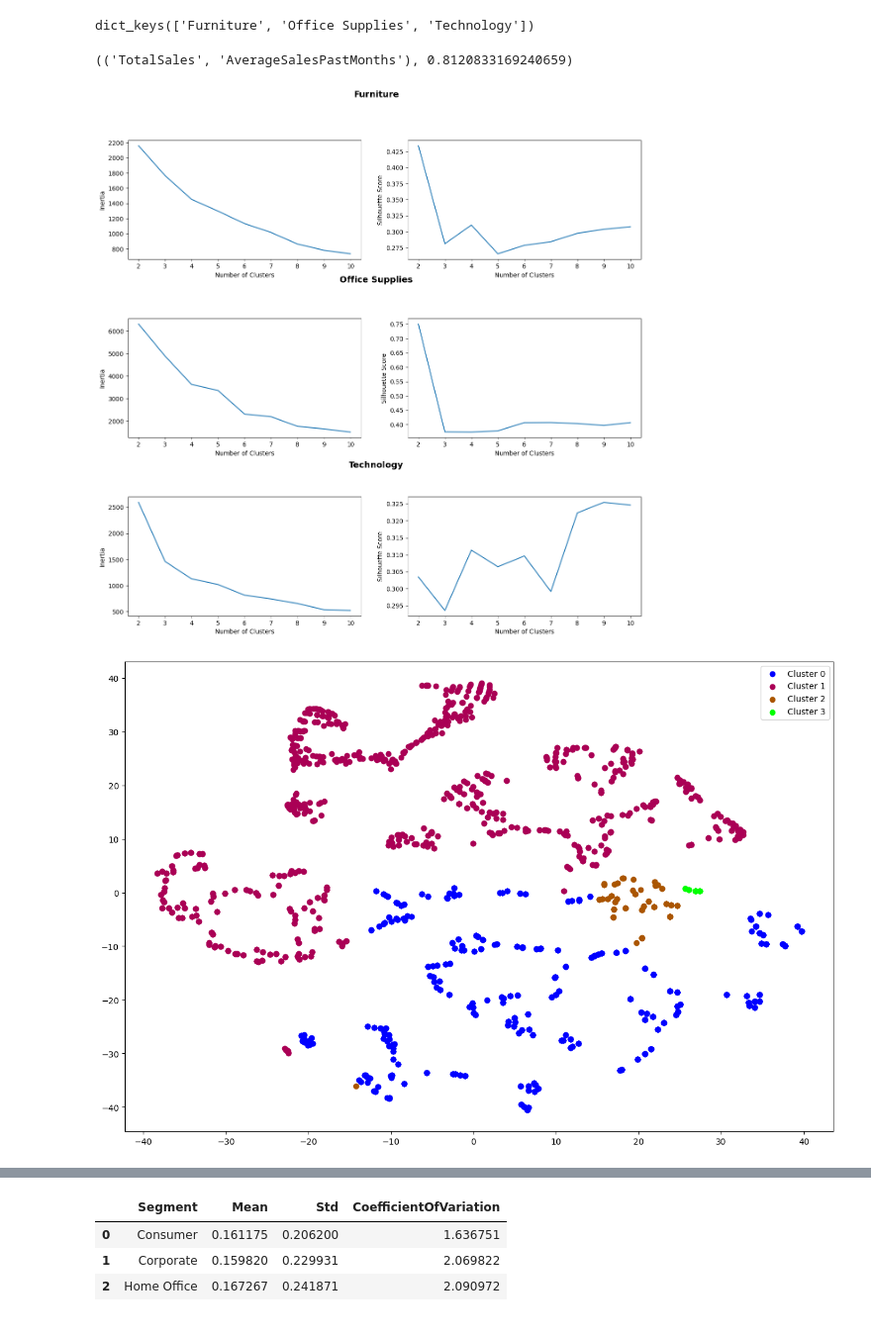
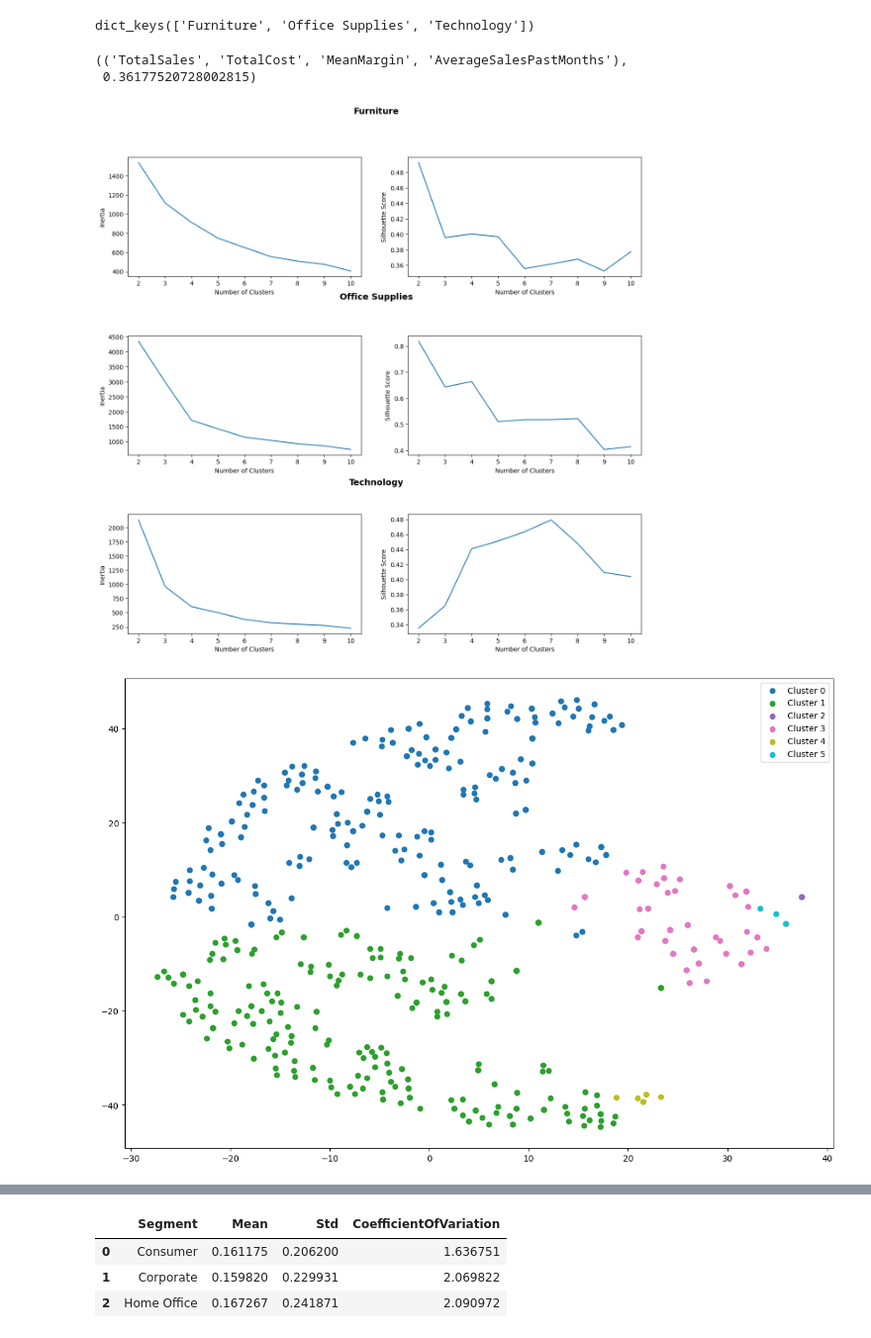
Before and after one commit to CogitoNTNU/CogitoXInfor-h24, a Jupyter notebook: HermanNotebook.ipynb, the cells around one changed output, grey strips where cells are left out. Shown at 99% size. Drawn from its saved outputs; the diff is of its cells as text; code cells hidden in the pictures.

```diff
--- a/HermanNotebook.ipynb
+++ b/HermanNotebook.ipynb
@@ -211,7 +211,7 @@ def visualize_clusters(model, data):
     data_2D = embedding.fit_transform(data)
 
     labels = model.labels_
-    cmap = plt.get_cmap('brg', model.n_clusters)
+    cmap = plt.get_cmap('tab10', model.n_clusters)
 
     unique_labels = set(labels)
     fig, ax = plt.subplots(figsize = (15, 10))
@@ -272,7 +272,8 @@ dict_keys(['Furniture', 'Office Supplies', 'Technology'])
 data = feature_engineering(grouped_dataframes)
 # %%
 #features = ["AverageSalesPastMonths", "MeanCostPerUnit", "MeanMargin", "NumberOfOrders", "TotalSales"]
-features = ["TotalSales", "TotalCost", "MeanMargin", "AverageSalesPastMonths", "NumberOfOrders"]
+#features = ["TotalSales", "TotalCost", "MeanMargin", "AverageSalesPastMonths", "NumberOfOrders"]
+features = ['TotalSales', 'TotalCost', 'MeanMargin', 'AverageSalesPastMonths']
 dataframes_scaled = standardize_features(data, features)
 # %%
 def find_optimal_feature_combination(data):
@@ -289,21 +290,22 @@ def find_optimal_feature_combination(data):
     best_comb = max(silhouette_scores, key = silhouette_scores.get)
     return best_comb, silhouette_scores[best_comb]
 # %%
-find_optimal_feature_combination(dataframes_scaled["Office Supplies"])
+find_optimal_feature_combination(dataframes_scaled["Furniture"])
 # %% [output]
-(('TotalSales', 'AverageSalesPastMonths'), 0.8120833169240659)
+(('TotalSales', 'TotalCost', 'MeanMargin', 'AverageSalesPastMonths'),
+ 0.36177520728002815)
 # %%
 find_optimal_k(dataframes_scaled)
 # %% [output]
-[figure, old version]
+[figure, new version]
 # %%
-training_data = dataframes_scaled["Office Supplies"].copy()
-model = KMeans(n_clusters = 4, init = "k-means++", random_state = 42)
+training_data = dataframes_scaled["Technology"].copy()
+model = KMeans(n_clusters = 6, init = "k-means++", random_state = 42)
 model.fit(training_data)
 
 visualize_clusters(model, training_data)
 # %% [output]
-[figure, old version]
+[figure, new version]
 # %%
 def cluster_product_data(dataframes_scaled : dict, num_clusters : dict):
     for category in dataframes_scaled.keys():
```
Also changed, not shown: parts of 6 cells of this notebook.
